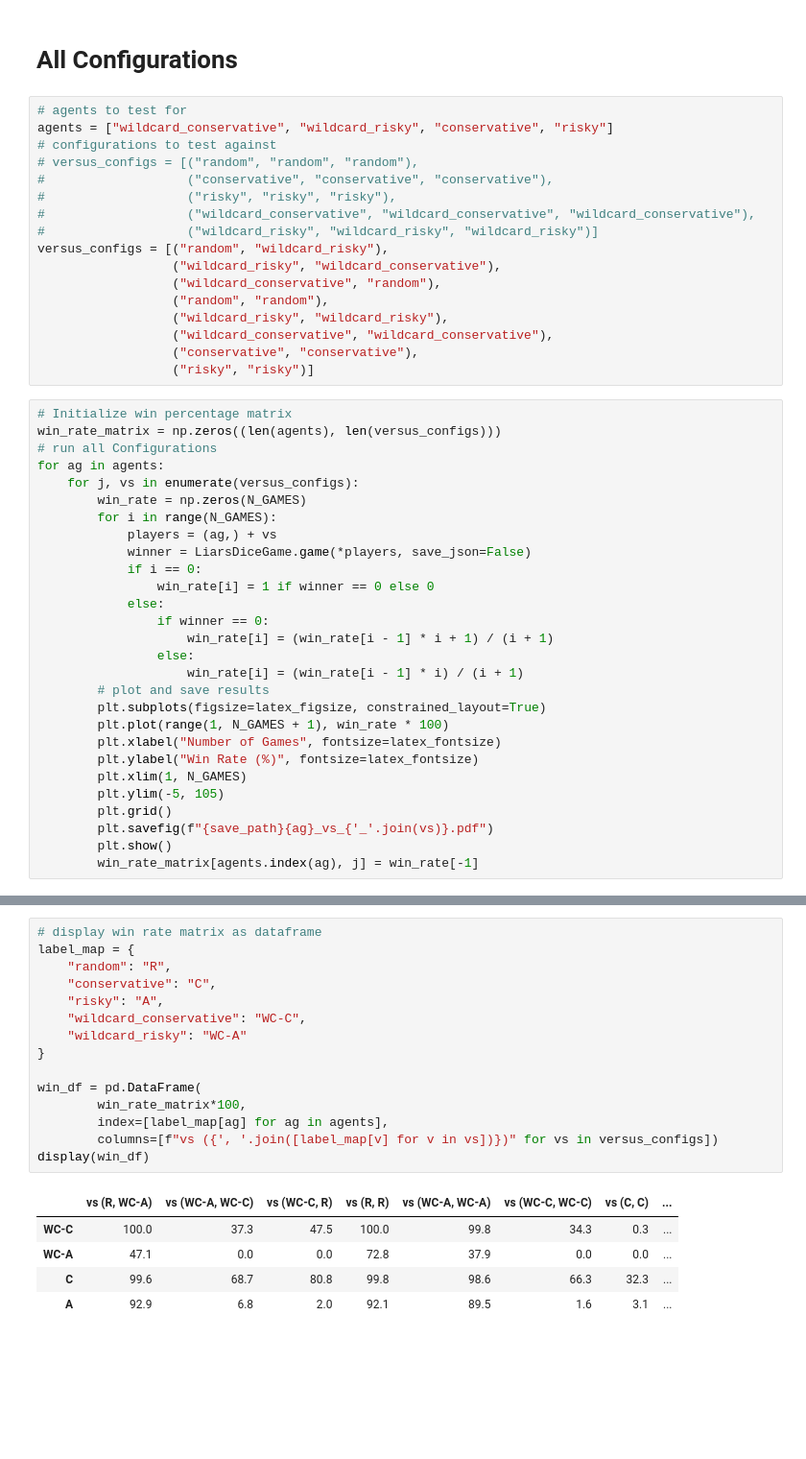
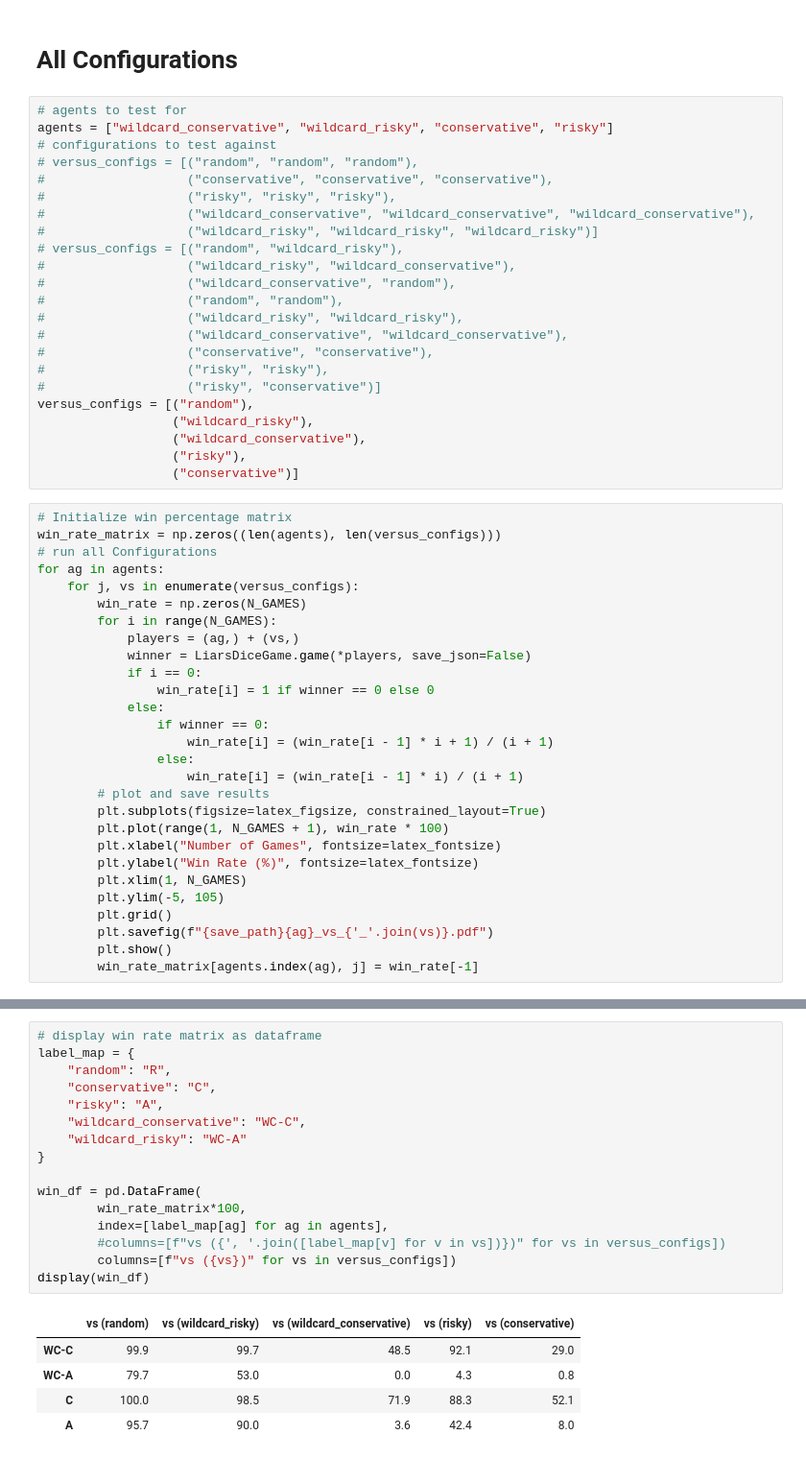
Before and after one commit to Astromatthe/LiarsDice, a Jupyter notebook: benchmarks.ipynb, the cells around one changed output, grey strips where cells are left out. Shown at 96% size. Saved outputs shown, nothing was run; the diff lists cells and outputs as text; blank space fills up the shorter version.

```diff
--- a/benchmarks.ipynb
+++ b/benchmarks.ipynb
@@ -83,14 +75,20 @@ agents = ["wildcard_conservative", "wildcard_risky", "conservative", "risky"]
 #                   ("risky", "risky", "risky"),
 #                   ("wildcard_conservative", "wildcard_conservative", "wildcard_conservative"),
 #                   ("wildcard_risky", "wildcard_risky", "wildcard_risky")]
-versus_configs = [("random", "wildcard_risky"),
-                  ("wildcard_risky", "wildcard_conservative"),
-                  ("wildcard_conservative", "random"),
-                  ("random", "random"),
-                  ("wildcard_risky", "wildcard_risky"),
-                  ("wildcard_conservative", "wildcard_conservative"),
-                  ("conservative", "conservative"),
-                  ("risky", "risky")]
+# versus_configs = [("random", "wildcard_risky"),
+#                   ("wildcard_risky", "wildcard_conservative"),
+#                   ("wildcard_conservative", "random"),
+#                   ("random", "random"),
+#                   ("wildcard_risky", "wildcard_risky"),
+#                   ("wildcard_conservative", "wildcard_conservative"),
+#                   ("conservative", "conservative"),
+#                   ("risky", "risky"),
+#                   ("risky", "conservative")]
+versus_configs = [("random"),
+                  ("wildcard_risky"),
+                  ("wildcard_conservative"),
+                  ("risky"),
+                  ("conservative")]
 # %%
 # Initialize win percentage matrix
 win_rate_matrix = np.zeros((len(agents), len(versus_configs)))
@@ -99,7 +97,7 @@ for ag in agents:
     for j, vs in enumerate(versus_configs):
         win_rate = np.zeros(N_GAMES)
         for i in range(N_GAMES):
-            players = (ag,) + vs
+            players = (ag,) + (vs,)
             winner = LiarsDiceGame.game(*players, save_json=False)
             if i == 0:
                 win_rate[i] = 1 if winner == 0 else 0
@@ -136,24 +134,25 @@ for ag in agents:
 # %%
 # display win rate matrix as dataframe
 label_map = {
     "random": "R",
     "conservative": "C",
     "risky": "A",
     "wildcard_conservative": "WC-C",
     "wildcard_risky": "WC-A"
 }
 
 win_df = pd.DataFrame(
         win_rate_matrix*100,
         index=[label_map[ag] for ag in agents],
-        columns=[f"vs ({', '.join([label_map[v] for v in vs])})" for vs in versus_configs])
+        #columns=[f"vs ({', '.join([label_map[v] for v in vs])})" for vs in versus_configs])
+        columns=[f"vs ({vs})" for vs in versus_configs])
 display(win_df)
 # %% [output]
-|  | vs (R, WC-A) | vs (WC-A, WC-C) | vs (WC-C, R) | vs (R, R) | vs (WC-A, WC-A) | vs (WC-C, WC-C) | vs (C, C) | ... |
-| WC-C | 100.0 | 37.3 | 47.5 | 100.0 | 99.8 | 34.3 | 0.3 | ... |
-| WC-A | 47.1 | 0.0 | 0.0 | 72.8 | 37.9 | 0.0 | 0.0 | ... |
-| C | 99.6 | 68.7 | 80.8 | 99.8 | 98.6 | 66.3 | 32.3 | ... |
-| A | 92.9 | 6.8 | 2.0 | 92.1 | 89.5 | 1.6 | 3.1 | ... |
+|  | vs (random) | vs (wildcard_risky) | vs (wildcard_conservative) | vs (risky) | vs (conservative) |
+| WC-C | 99.9 | 99.7 | 48.5 | 92.1 | 29.0 |
+| WC-A | 79.7 | 53.0 | 0.0 | 4.3 | 0.8 |
+| C | 100.0 | 98.5 | 71.9 | 88.3 | 52.1 |
+| A | 95.7 | 90.0 | 3.6 | 42.4 | 8.0 |
 # %%
 # assemble latex table
 print("\\begin{table}[h!]\n\\centering\n\\scriptsize")
```
Also changed, not shown: parts of 3 cells of this notebook, 8 other files.
